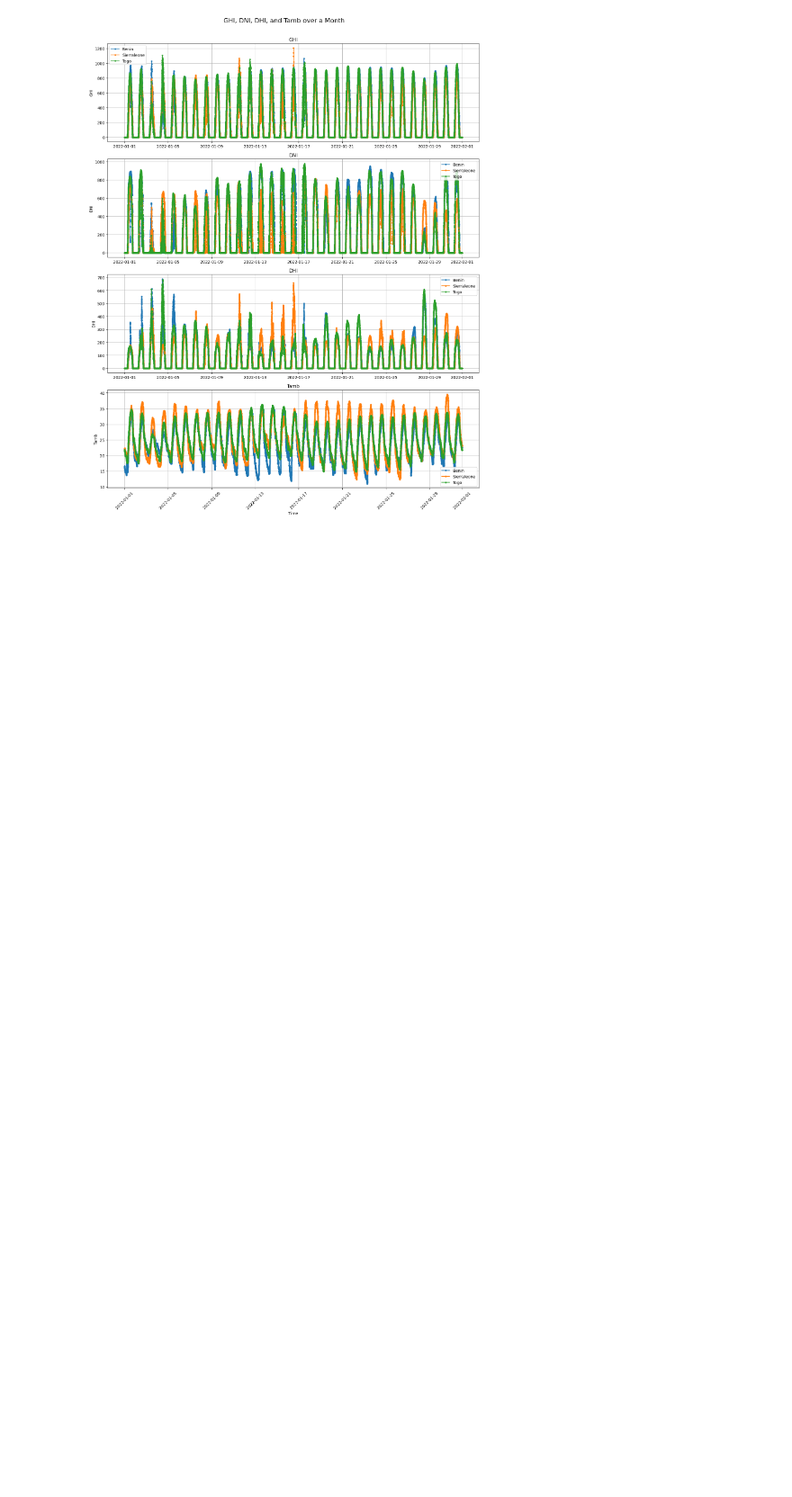
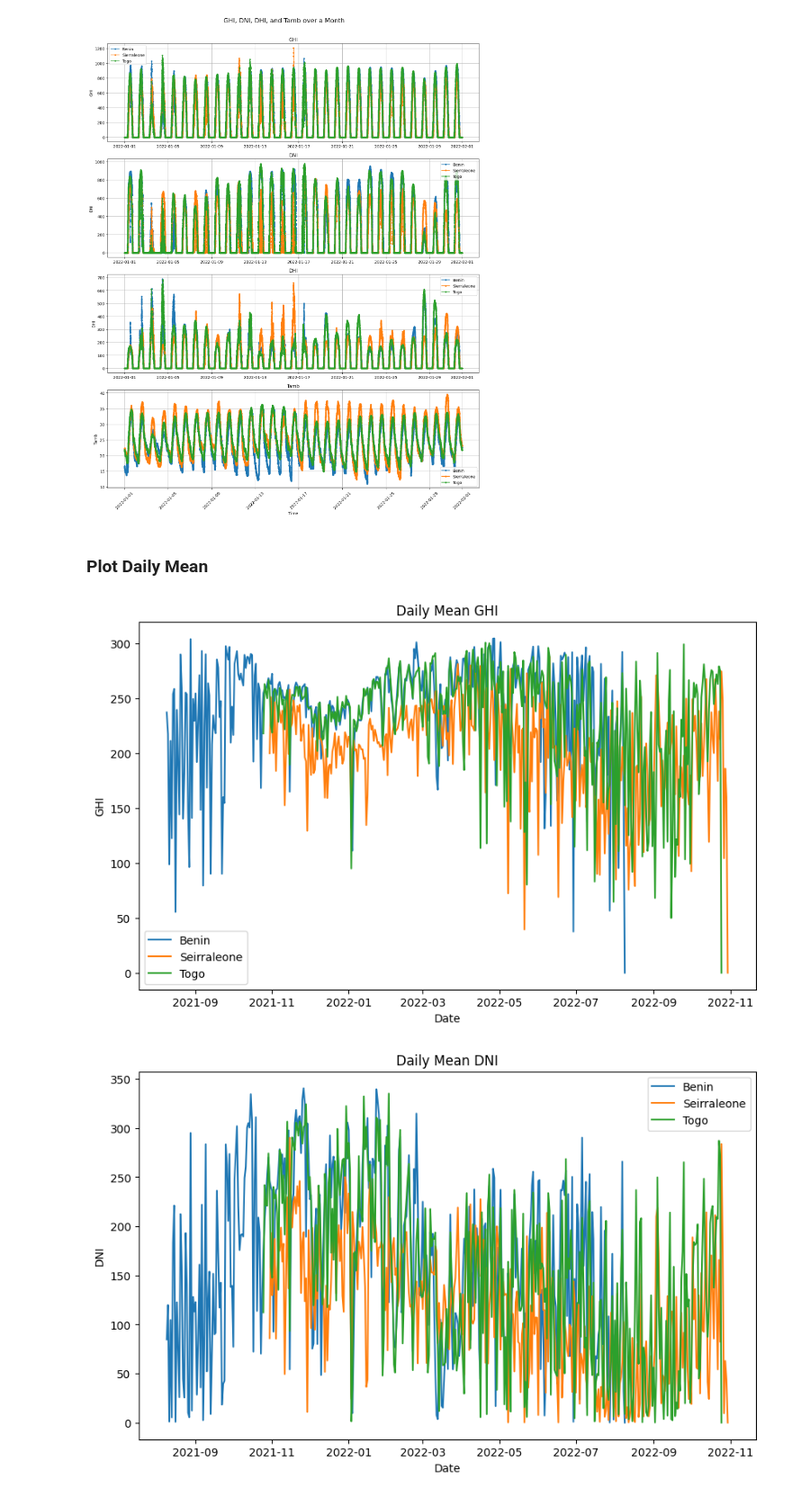
Before and after one commit to NigusK/Solar-Radiation-Analysis, a Jupyter notebook: notebook/EDA.ipynb, the cells around one changed output. Shown at 90% size. Drawn from its saved outputs; the diff is of its cells as text; code cells hidden in the pictures; blank space fills up the shorter version.

Commit message:
daily mean plot of radiation parameters

```diff
--- a/notebook/EDA.ipynb
+++ b/notebook/EDA.ipynb
@@ -175,3 +175,10 @@ analysys.plot_over_a_day(df_benin_cleaned,df_sierraleone_cleaned,df_togo_cleaned
 analysys.plot_over_a_month(df_benin_cleaned,df_sierraleone_cleaned,df_togo_cleaned)
 # %% [output]
 [figure]
+# %% [markdown]
+### Plot Daily Mean
+# %%
+analysys.plot_daily_mean(df_benin_cleaned,df_sierraleone_cleaned,df_togo_cleaned)
+# %% [output]
+[figure, added]
+[figure, added]
```
Also changed, not shown: parts of 1 cell of this notebook.
